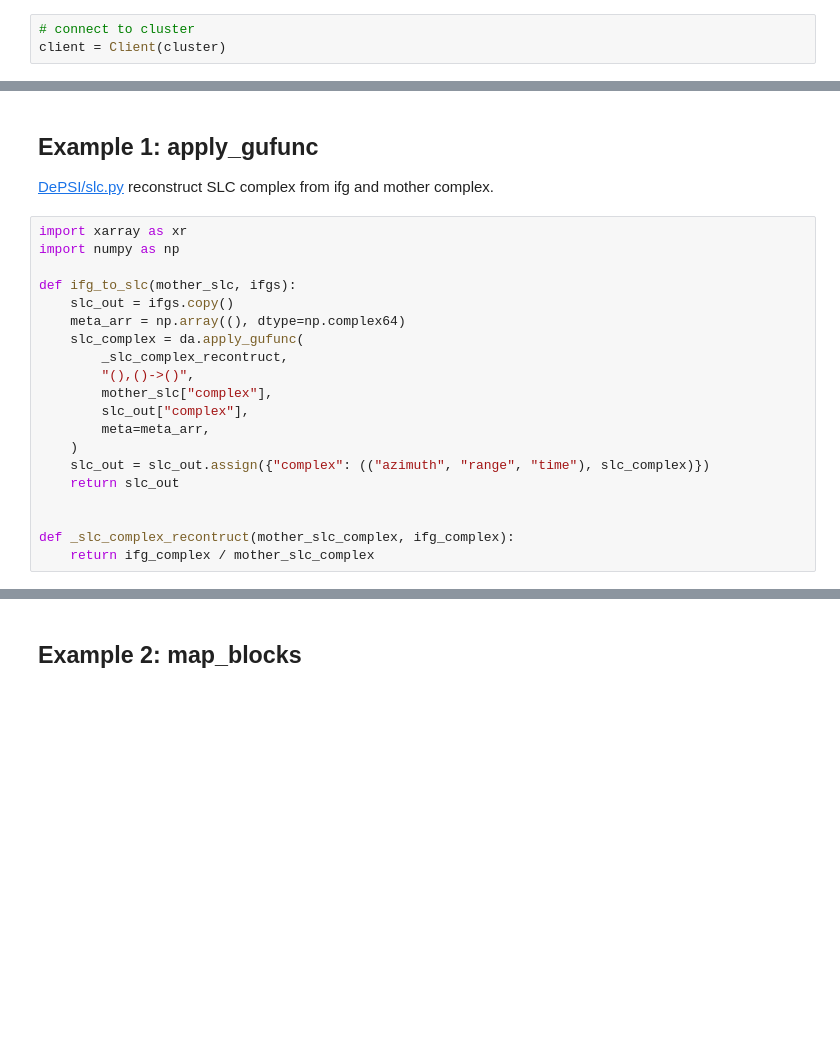
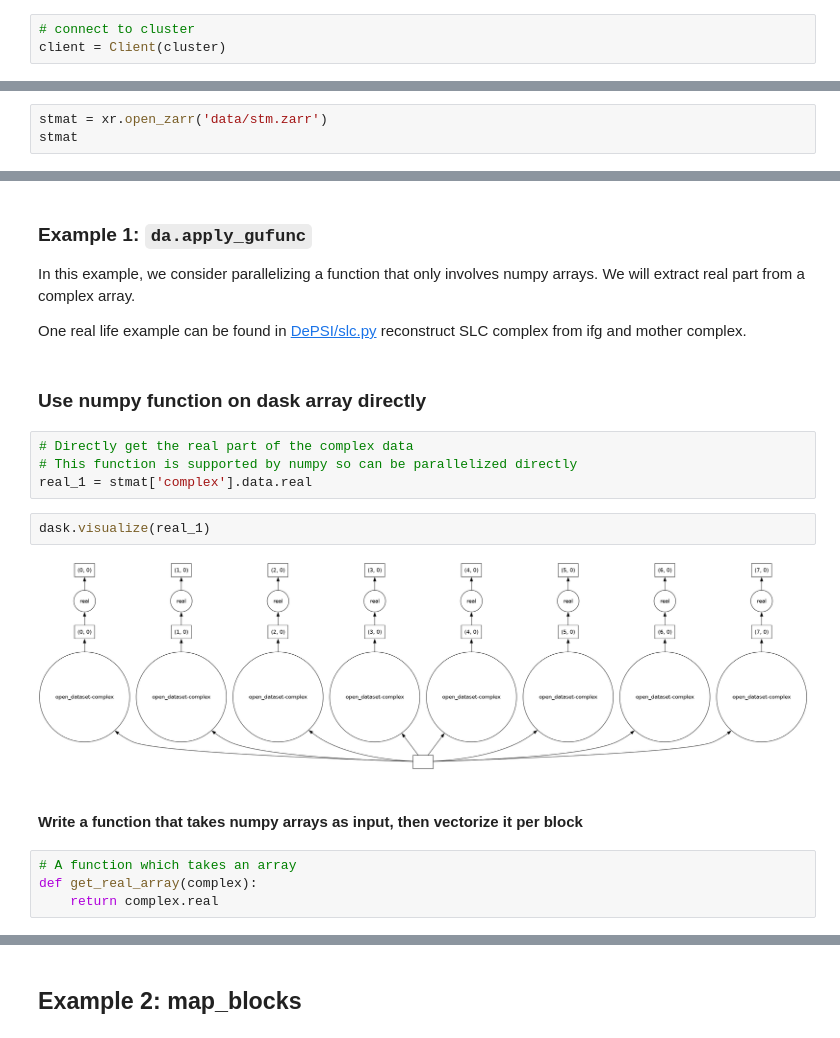
Before and after one commit to esciencecenter-digital-skills/2025-01-06-TUDelft-MobyLe-Hackathon, a Jupyter notebook: parallel_computation_with_dask.ipynb, the cells around one changed output, grey strips where cells are left out. Saved outputs shown, nothing was run; the diff lists cells and outputs as text; blank space fills up the shorter version.

```diff
--- a/parallel_computation_with_dask.ipynb
+++ b/parallel_computation_with_dask.ipynb
@@ -73,0 +90,3 @@ client = Client(cluster)
+# %%
+stmat = xr.open_zarr('data/stm.zarr')
+stmat
@@ -74,24 +109,22 @@ client = Client(cluster)
 # %% [markdown]
-## Example 1: apply_gufunc
+### Example 1: `da.apply_gufunc`
 
-[DePSI/slc.py](https://github.com/TUDelftGeodesy/DePSI/blob/main/depsi/slc.py) reconstruct SLC complex from ifg and mother complex.
+In this example, we consider parallelizing a function that only involves numpy arrays. We will extract real part from a complex array.
+
+One real life example can be found in [DePSI/slc.py](https://github.com/TUDelftGeodesy/DePSI/blob/main/depsi/slc.py) reconstruct SLC complex from ifg and mother complex.
-# %%
-import xarray as xr
-import numpy as np
-
-def ifg_to_slc(mother_slc, ifgs):
-    slc_out = ifgs.copy()
-    meta_arr = np.array((), dtype=np.complex64)
-    slc_complex = da.apply_gufunc(
-        _slc_complex_recontruct,
-        "(),()->()",
-        mother_slc["complex"],
-        slc_out["complex"],
-        meta=meta_arr,
-    )
-    slc_out = slc_out.assign({"complex": (("azimuth", "range", "time"), slc_complex)})
-    return slc_out
-
-
-def _slc_complex_recontruct(mother_slc_complex, ifg_complex):
-    return ifg_complex / mother_slc_complex
+# %% [markdown]
+### Use numpy function on dask array directly
+# %%
+# Directly get the real part of the complex data
+# This function is supported by numpy so can be parallelized directly
+real_1 = stmat['complex'].data.real
+# %%
+dask.visualize(real_1)
+# %% [output]
+[figure, added]
+# %% [markdown]
+#### Write a function that takes numpy arrays as input, then vectorize it per block
+# %%
+# A function which takes an array
+def get_real_array(complex):
+    return complex.real
```
Also changed, not shown: parts of 19 cells of this notebook.
